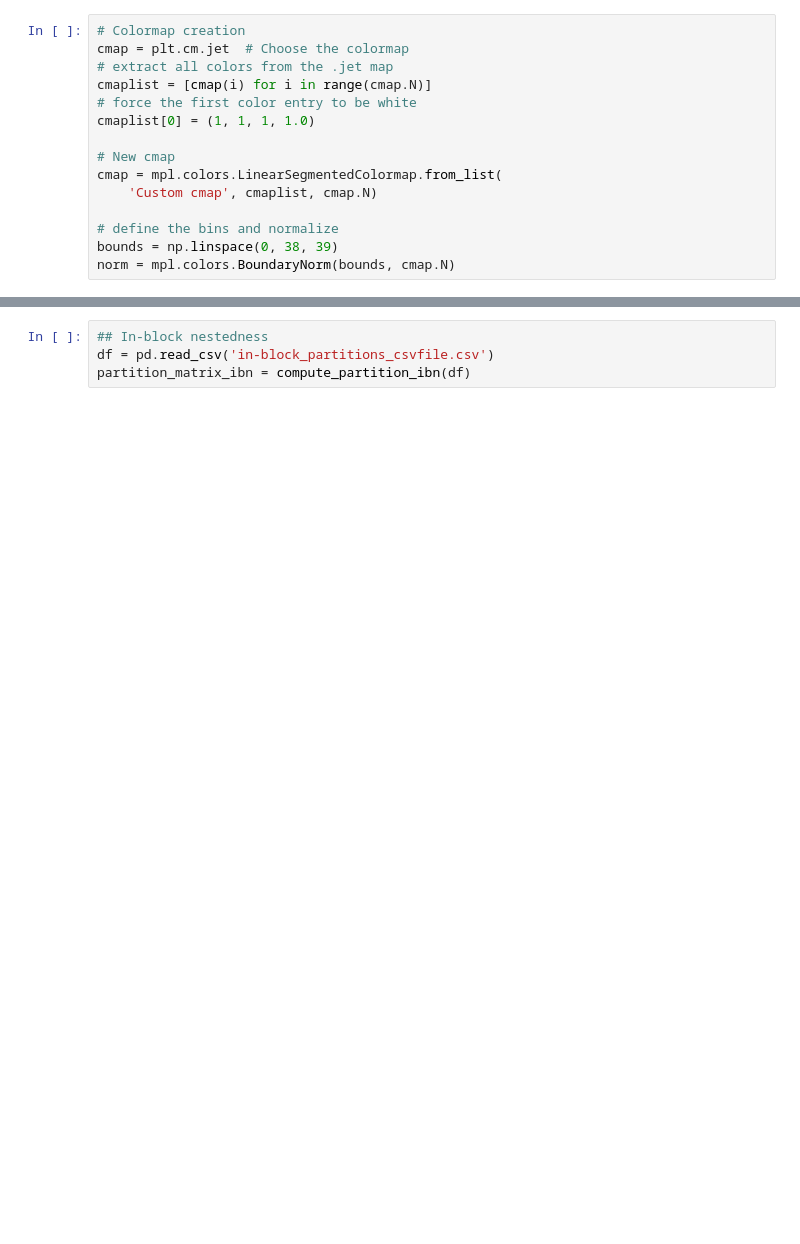
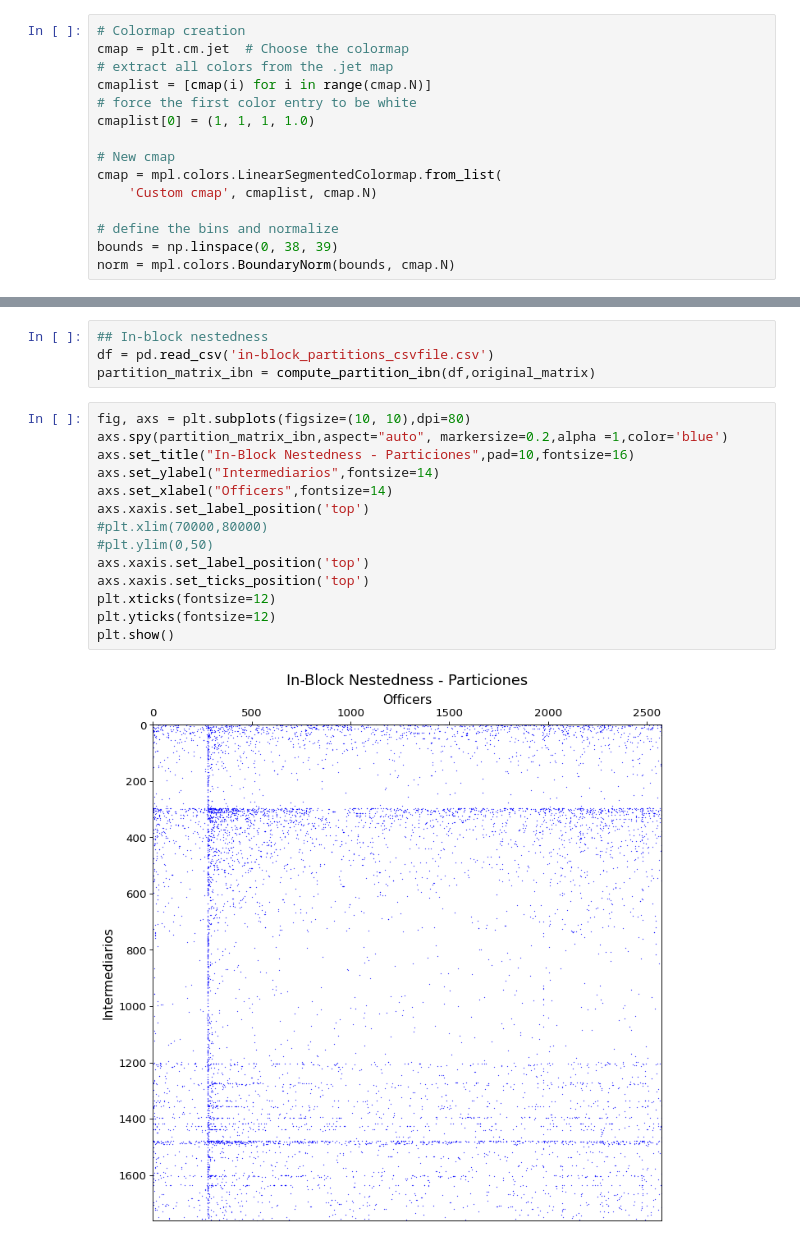
Before and after one commit to edgrz/panama-papers, a Jupyter notebook: code/nestedness_modularity_statistics.ipynb, the cells around one changed output, grey strips where cells are left out. Cells and saved outputs as stored; diff of their text form; blank space fills up the shorter version.

```diff
--- a/code/nestedness_modularity_statistics.ipynb
+++ b/code/nestedness_modularity_statistics.ipynb
@@ -263,7 +375,23 @@ plt.show()
 # %%
 ## In-block nestedness
 df = pd.read_csv('in-block_partitions_csvfile.csv')
-partition_matrix_ibn = compute_partition_ibn(df)
+partition_matrix_ibn = compute_partition_ibn(df,original_matrix)
+# %%
+fig, axs = plt.subplots(figsize=(10, 10),dpi=80)
+axs.spy(partition_matrix_ibn,aspect="auto", markersize=0.2,alpha =1,color='blue')
+axs.set_title("In-Block Nestedness - Particiones",pad=10,fontsize=16)
+axs.set_ylabel("Intermediarios",fontsize=14)
+axs.set_xlabel("Officers",fontsize=14)
+axs.xaxis.set_label_position('top')
+#plt.xlim(70000,80000)
+#plt.ylim(0,50)
+axs.xaxis.set_label_position('top')
+axs.xaxis.set_ticks_position('top')
+plt.xticks(fontsize=12)
+plt.yticks(fontsize=12)
+plt.show()
+# %% [output]
+[figure, added]
 # %%
 # IBN plot
 fig, axs = plt.subplots(figsize=(10, 10),dpi=80)
```
Also changed, not shown: parts of 7 cells of this notebook, 1 other file.
